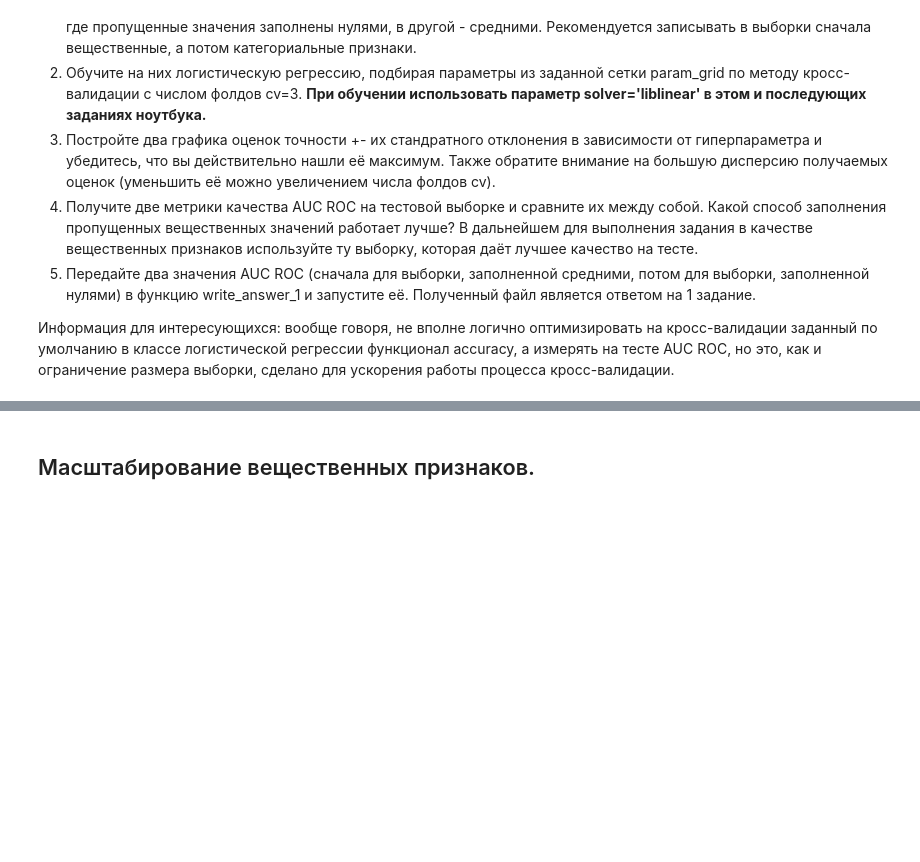
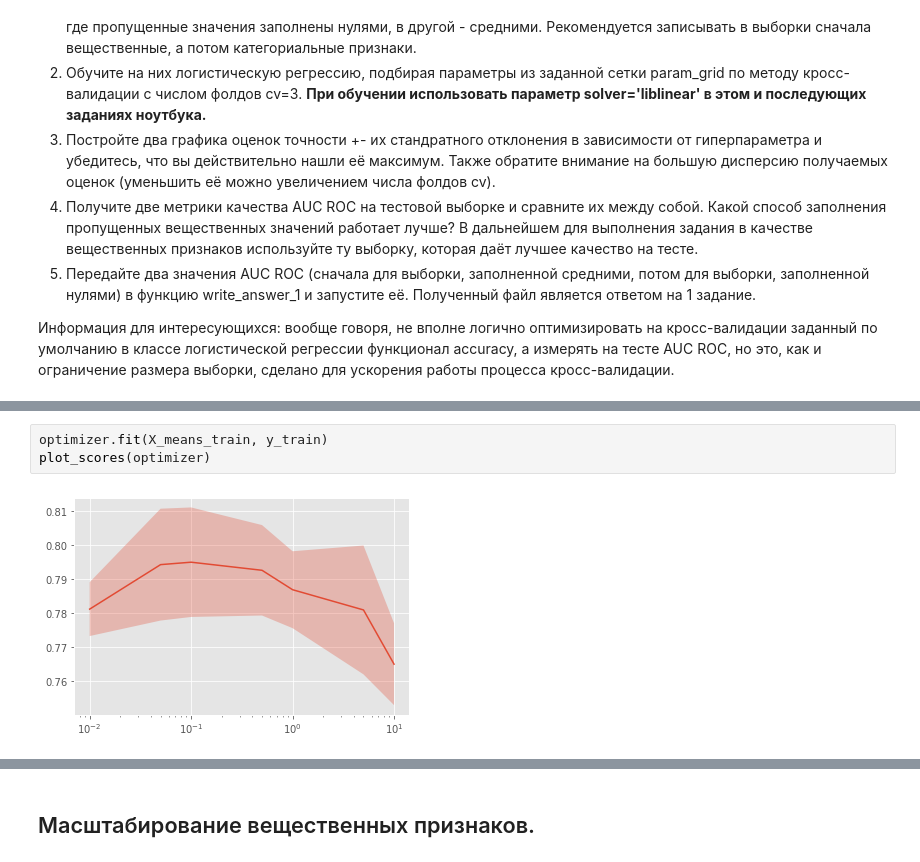
Before and after one commit to nik-nov/My_courses, a Jupyter notebook: Yandex_MIPT_Machine_learning_and_data_analysis/Course2_Learning_from_marked_data/C2W3/Preprocessing/Preprocessing_LR_Coursera.ipynb, the cells around one changed output, grey strips where cells are left out. Drawn from its saved outputs; the diff is of its cells as text; blank space fills up the shorter version.

```diff
--- a/Yandex_MIPT_Machine_learning_and_data_analysis/Course2_Learning_from_marked_data/C2W3/Preprocessing/Preprocessing_LR_Coursera.ipynb
+++ b/Yandex_MIPT_Machine_learning_and_data_analysis/Course2_Learning_from_marked_data/C2W3/Preprocessing/Preprocessing_LR_Coursera.ipynb
@@ -259,0 +331,5 @@ cv = 3
+# %%
+optimizer.fit(X_means_train, y_train)
+plot_scores(optimizer)
+# %% [output]
+[figure, added]
```
Also changed, not shown: parts of 49 cells of this notebook, 6 other files.
